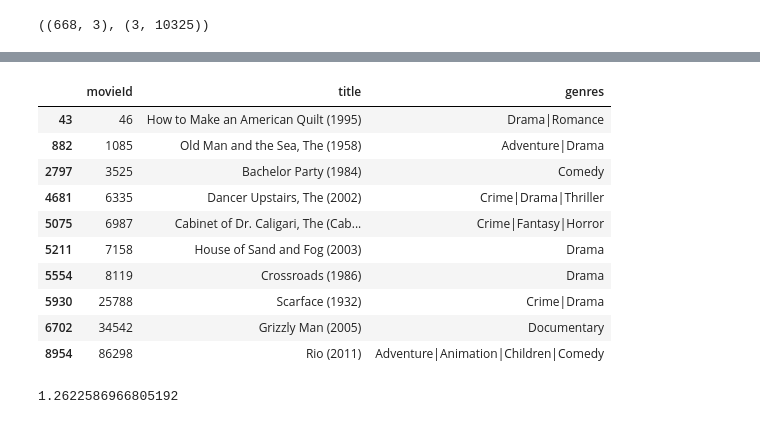
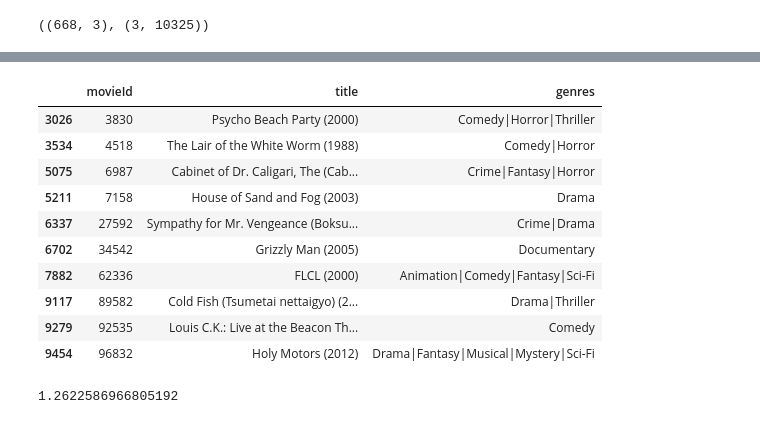
Before and after one commit to 28101991SUNNY/ML2_Unsupervised-Learning, a Jupyter notebook: 08_1_Recommender_Systems.ipynb, the cells around one changed output, grey strips where cells are left out. Drawn from its saved outputs; the diff is of its cells as text; code cells hidden in the pictures.

```diff
--- a/08_1_Recommender_Systems.ipynb
+++ b/08_1_Recommender_Systems.ipynb
@@ -1466,18 +1503,18 @@ model.A_.shape,model.B_.T.shape
 # %%
-top_items = model.topN(user=7, n=10)
+top_items = model.topN(user=2, n=10)
 movies.loc[movies.movieId.isin(top_items)]
 # %% [output]
 |  | movieId | title | genres |
-| 43 | 46 | How to Make an American Quilt (1995) | Drama|Romance |
-| 882 | 1085 | Old Man and the Sea, The (1958) | Adventure|Drama |
-| 2797 | 3525 | Bachelor Party (1984) | Comedy |
-| 4681 | 6335 | Dancer Upstairs, The (2002) | Crime|Drama|Thriller |
+| 3026 | 3830 | Psycho Beach Party (2000) | Comedy|Horror|Thriller |
+| 3534 | 4518 | The Lair of the White Worm (1988) | Comedy|Horror |
 | 5075 | 6987 | Cabinet of Dr. Caligari, The (Cab... | Crime|Fantasy|Horror |
 | 5211 | 7158 | House of Sand and Fog (2003) | Drama |
-| 5554 | 8119 | Crossroads (1986) | Drama |
-| 5930 | 25788 | Scarface (1932) | Crime|Drama |
+| 6337 | 27592 | Sympathy for Mr. Vengeance (Boksu... | Crime|Drama |
 | 6702 | 34542 | Grizzly Man (2005) | Documentary |
-| 8954 | 86298 | Rio (2011) | Adventure|Animation|Children|Comedy |
+| 7882 | 62336 | FLCL (2000) | Animation|Comedy|Fantasy|Sci-Fi |
+| 9117 | 89582 | Cold Fish (Tsumetai nettaigyo) (2... | Drama|Thriller |
+| 9279 | 92535 | Louis C.K.: Live at the Beacon Th... | Comedy |
+| 9454 | 96832 | Holy Motors (2012) | Drama|Fantasy|Musical|Mystery|Sci-Fi |
 # %%
 rm__ = np.dot(model.A_, model.B_.T) + model.glob_mean_
 mse(rm.values[rm > 0], rm__[rm > 0])**0.5
```
Also changed, not shown: parts of 19 cells of this notebook.
